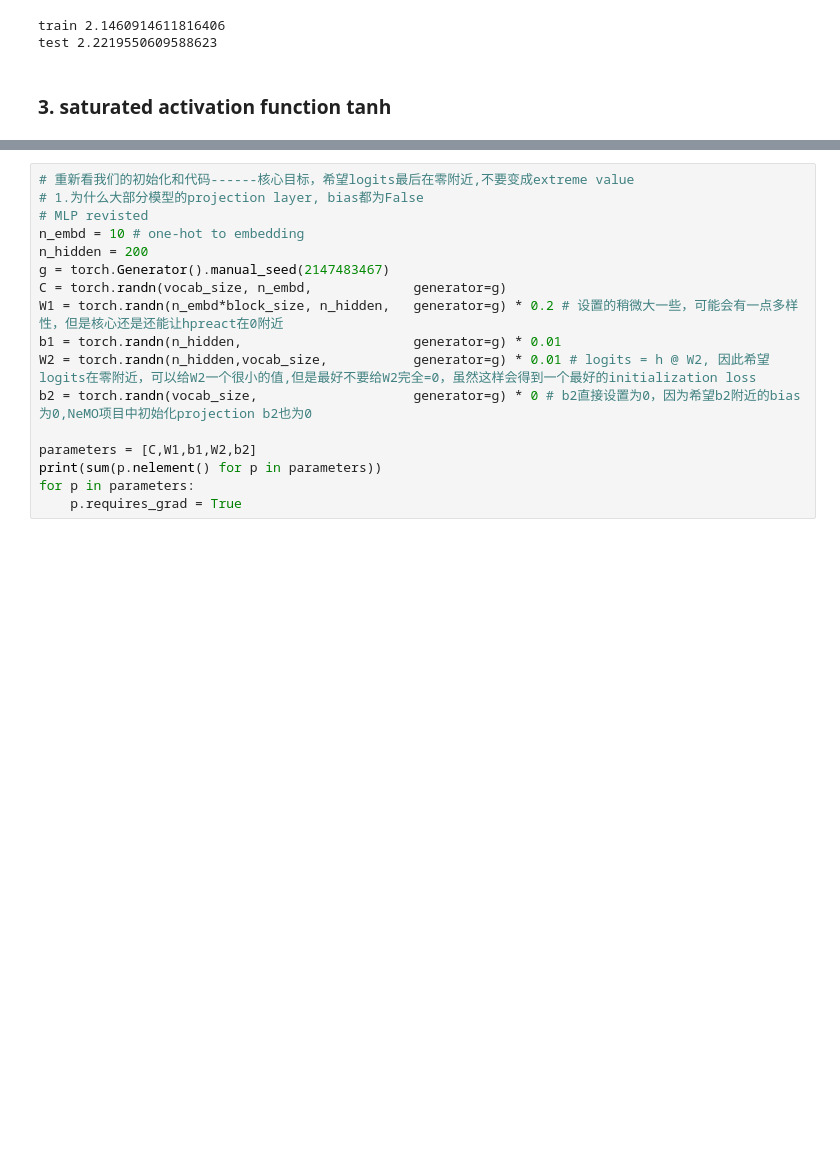
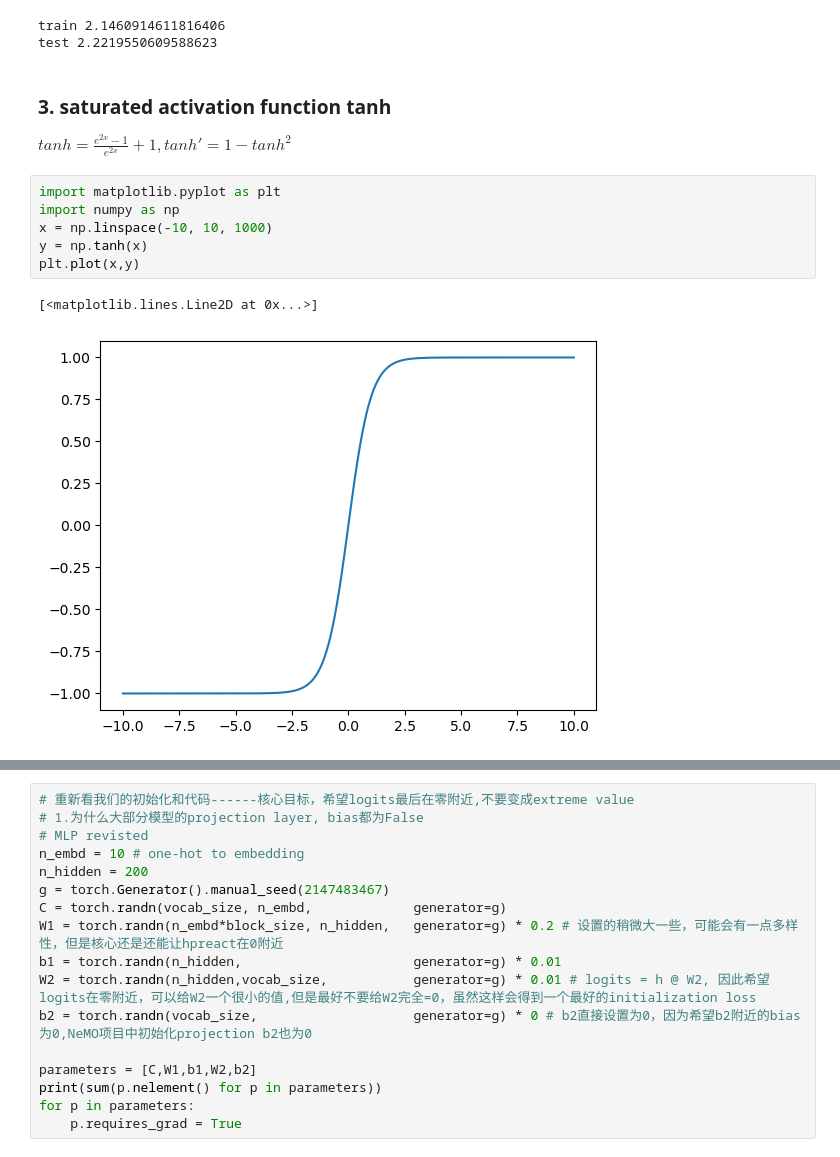
Before and after one commit to sirius777coder/Bioinformatics-Fileds, a Jupyter notebook: andre_dl/04_make_more_activation_gradients_batchnorm.ipynb, the cells around one changed output, grey strips where cells are left out. Drawn from its saved outputs; the diff is of its cells as text; blank space fills up the shorter version.

```diff
--- a/andre_dl/04_make_more_activation_gradients_batchnorm.ipynb
+++ b/andre_dl/04_make_more_activation_gradients_batchnorm.ipynb
@@ -404,3 +436,14 @@ train 2.1460914611816406
 test 2.2219550609588623
 # %% [markdown]
 ### 3. saturated activation function tanh
+
+$tanh = \frac{e^{2x}-1}{e^{2x}}+1, tanh'=1-tanh^2$
+# %%
+import matplotlib.pyplot as plt
+import numpy as np
+x = np.linspace(-10, 10, 1000)
+y = np.tanh(x)
+plt.plot(x,y)
+# %% [output]
+[<matplotlib.lines.Line2D at 0x...>]
+[figure, added]
```
Also changed, not shown: parts of 36 cells of this notebook, 1 other file.
